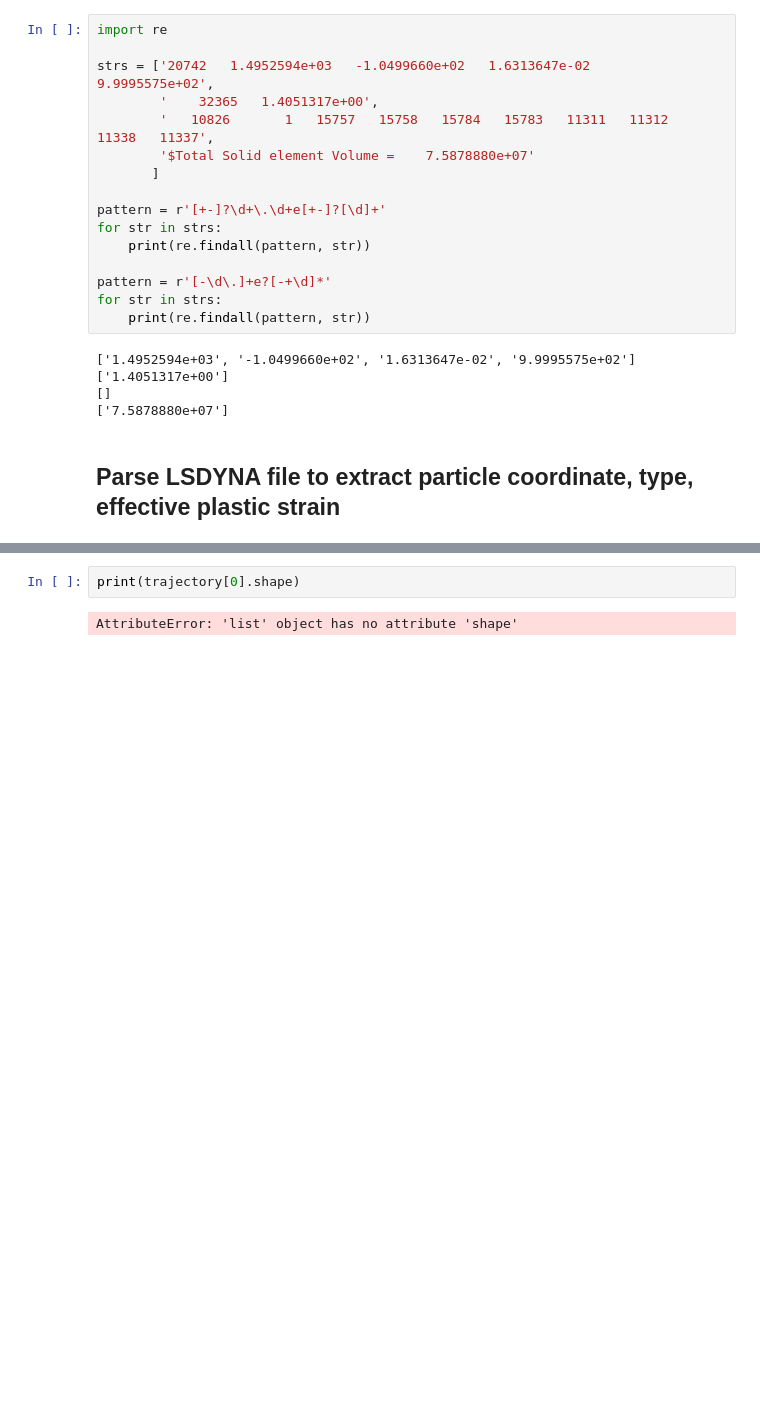
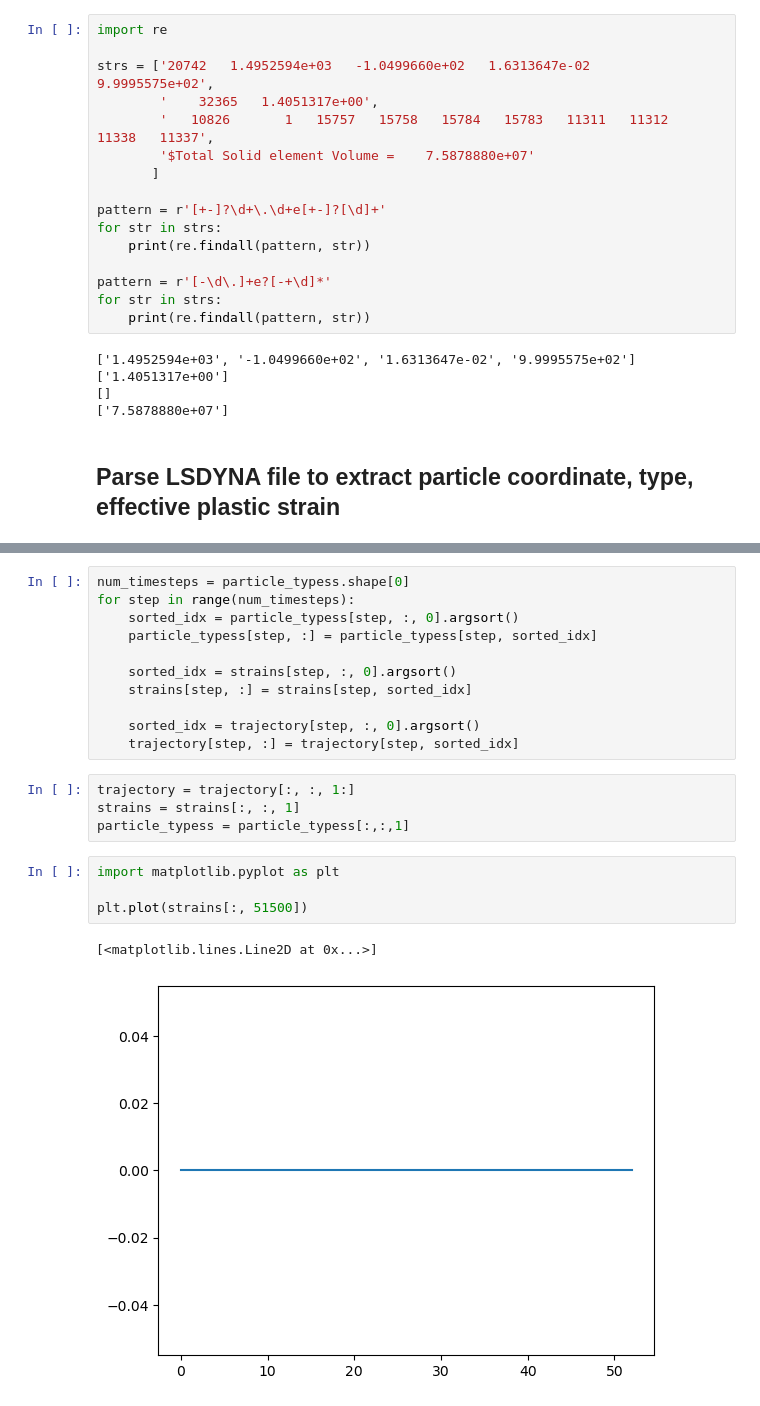
Before and after one commit to qilinli/gns-fragment, a Jupyter notebook: notebooks/read_zhijie_3d.ipynb, the cells around one changed output, grey strips where cells are left out. Saved outputs shown, nothing was run; the diff lists cells and outputs as text; blank space fills up the shorter version.

```diff
--- a/notebooks/read_zhijie_3d.ipynb
+++ b/notebooks/read_zhijie_3d.ipynb
@@ -431,4 +510,22 @@ print(beam_strains.shape)
-# %%
-print(trajectory[0].shape)
-# %% [output]
-AttributeError: 'list' object has no attribute 'shape'
+# %%
+num_timesteps = particle_typess.shape[0]
+for step in range(num_timesteps):
+    sorted_idx = particle_typess[step, :, 0].argsort()
+    particle_typess[step, :] = particle_typess[step, sorted_idx]
+
+    sorted_idx = strains[step, :, 0].argsort()
+    strains[step, :] = strains[step, sorted_idx]
+
+    sorted_idx = trajectory[step, :, 0].argsort()
+    trajectory[step, :] = trajectory[step, sorted_idx]
+# %%
+trajectory = trajectory[:, :, 1:]
+strains = strains[:, :, 1]
+particle_typess = particle_typess[:,:,1]
+# %%
+import matplotlib.pyplot as plt
+
+plt.plot(strains[:, 51500])
+# %% [output]
+[<matplotlib.lines.Line2D at 0x...>]
+[figure, added]
```
Also changed, not shown: parts of 2 cells of this notebook, 1 other file.
